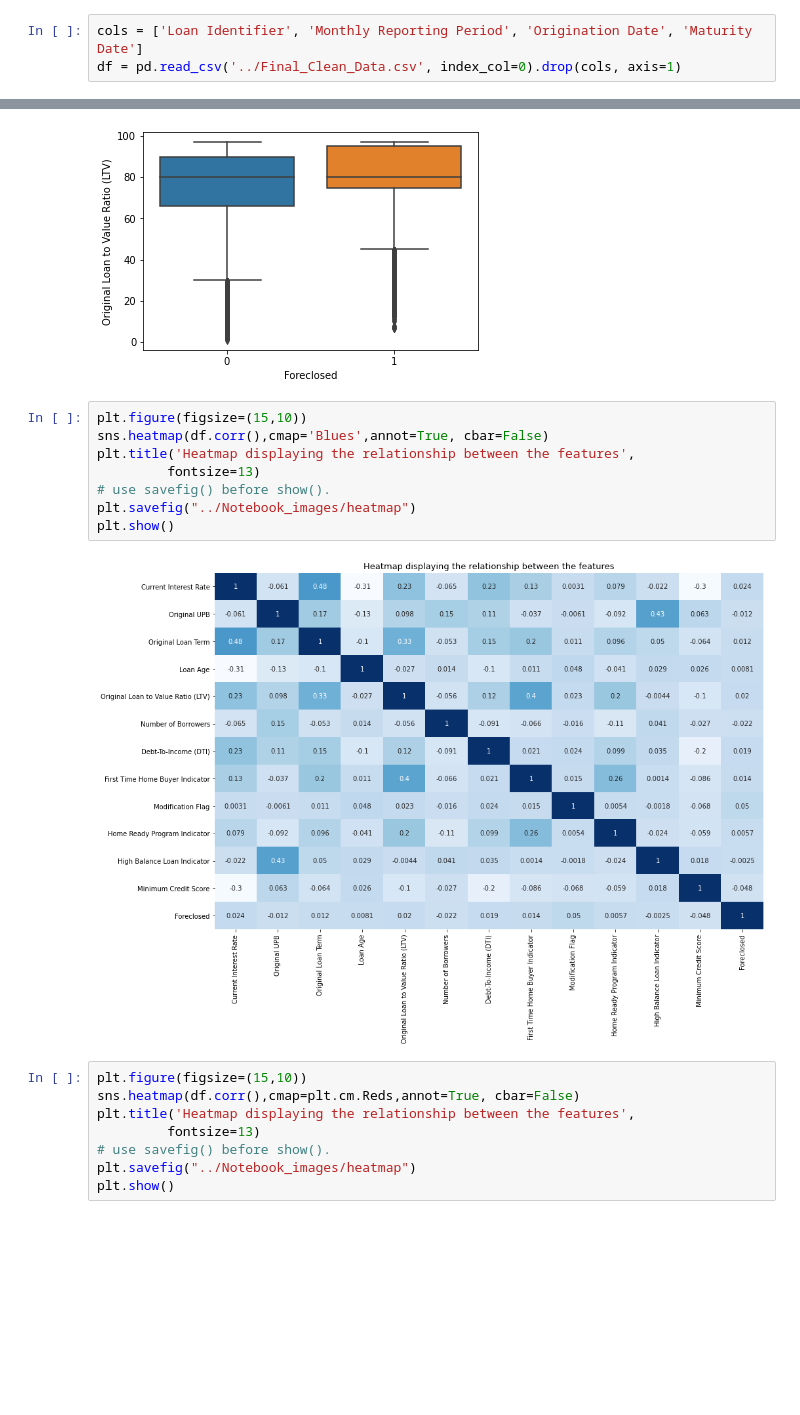
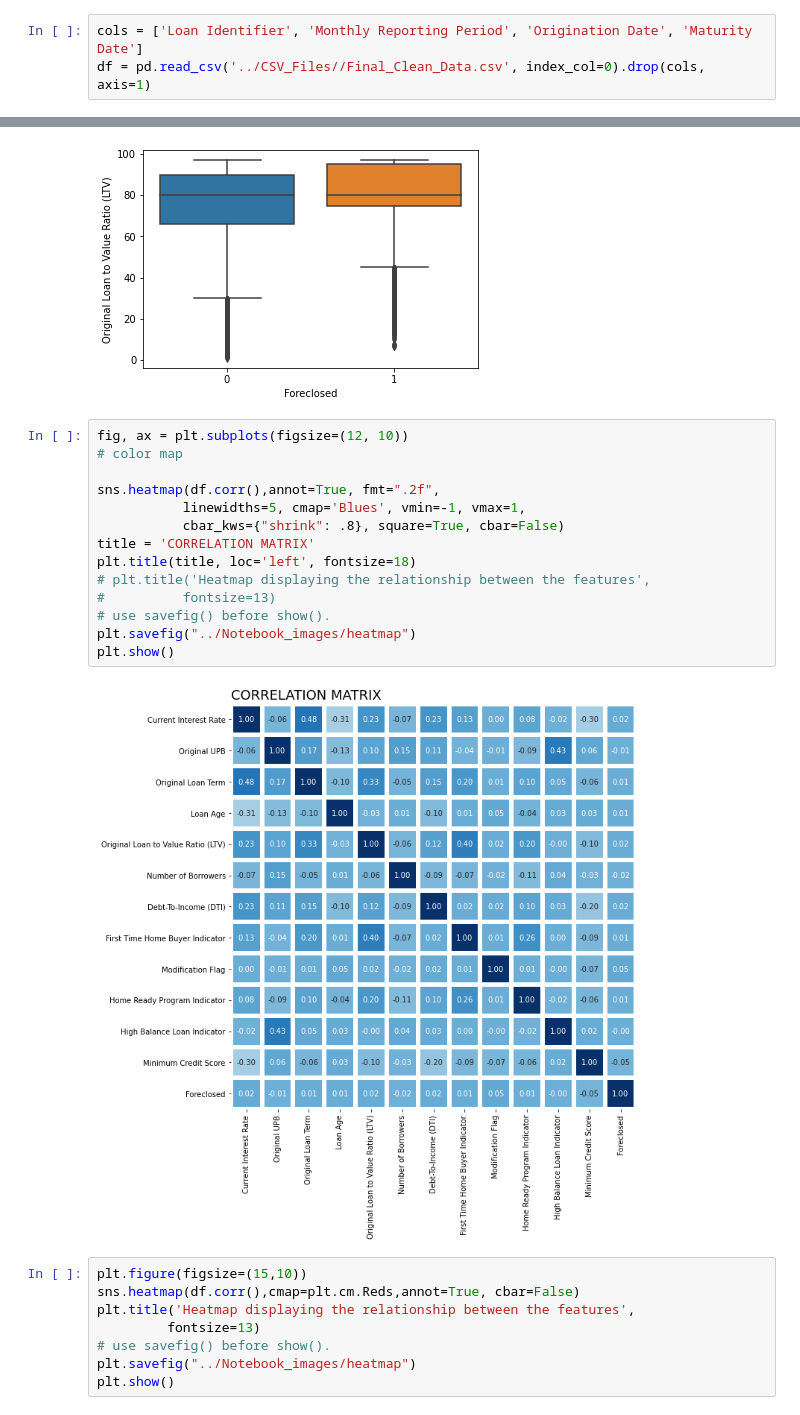
Before and after one commit to RaulCPena/classification_analysis, a Jupyter notebook: Jupyter_Notebooks/EDA.ipynb, the cells around one changed output, grey strips where cells are left out. Cells and saved outputs as stored; diff of their text form; blank space fills up the shorter version.

Commit message:
created more images

```diff
--- a/Jupyter_Notebooks/EDA.ipynb
+++ b/Jupyter_Notebooks/EDA.ipynb
@@ -23,7 +23,7 @@ from sklearn.metrics import r2_score, mean_squared_error
 from sklearn import preprocessing
 # %%
 cols = ['Loan Identifier', 'Monthly Reporting Period', 'Origination Date', 'Maturity Date']
-df = pd.read_csv('../Final_Clean_Data.csv', index_col=0).drop(cols, axis=1)
+df = pd.read_csv('../CSV_Files//Final_Clean_Data.csv', index_col=0).drop(cols, axis=1)
 # %%
 print("############################################")
 print("          Info Of the Data Set")
@@ -85,15 +85,21 @@ sns.boxplot(x=df['Foreclosed'], y=df['Original Loan to Value Ratio (LTV)']);
 # %% [output]
 [figure]
 # %%
-plt.figure(figsize=(15,10))
-sns.heatmap(df.corr(),cmap='Blues',annot=True, cbar=False)
-plt.title('Heatmap displaying the relationship between the features',
-         fontsize=13)
+fig, ax = plt.subplots(figsize=(12, 10))
+# color map
+
+sns.heatmap(df.corr(),annot=True, fmt=".2f",
+           linewidths=5, cmap='Blues', vmin=-1, vmax=1,
+           cbar_kws={"shrink": .8}, square=True, cbar=False)
+title = 'CORRELATION MATRIX'
+plt.title(title, loc='left', fontsize=18)
+# plt.title('Heatmap displaying the relationship between the features',
+#          fontsize=13)
 # use savefig() before show().
 plt.savefig("../Notebook_images/heatmap")
 plt.show()
 # %% [output]
-[figure, old version]
+[figure, new version]
 # %%
 plt.figure(figsize=(15,10))
 sns.heatmap(df.corr(),cmap=plt.cm.Reds,annot=True, cbar=False)
```
Also changed, not shown: parts of 1 cell of this notebook, 11 other files.
